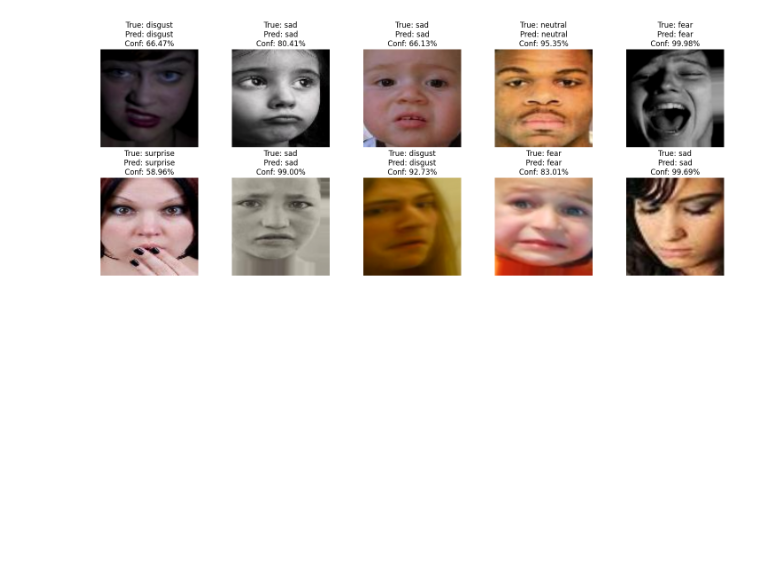
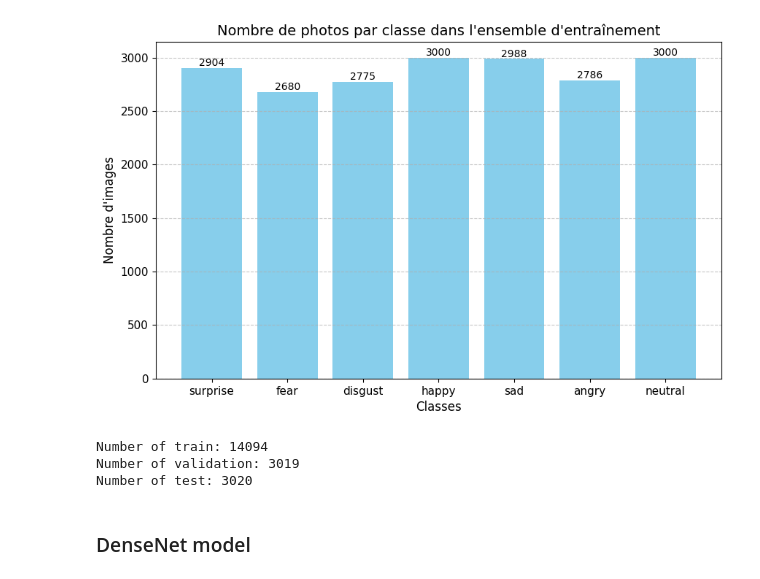
Before and after one commit to HajarTG/D-tection-des-motions-Faciales-en-Temps-R-el-4-Mod-les-DL-ML-, a Jupyter notebook: train_model.ipynb, the cells around one changed output. Drawn from its saved outputs; the diff is of its cells as text; code cells hidden in the pictures; blank space fills up the shorter version.

```diff
--- a/train_model.ipynb
+++ b/train_model.ipynb
@@ -643,20 +0,0 @@ plt.show()
-# %%
-random_indices = np.random.choice(len(test_images_CNNreshaped), 10, replace=False)
-
-fig, ax = plt.subplots(2, 5, figsize=(15, 6))
-
-for i, idx in enumerate(random_indices):
-    image = test_images_CNNreshaped[idx]
-    true_class = classes[Y_test[idx] - 1]
-    pred_class = classes[y_predCNN[idx]]
-    confidence = np.max(y_predCNN_prob[idx]) * 100
-
-    # Tracer
-    ax[i // 5, i % 5].imshow(image)
-    ax[i // 5, i % 5].axis('off')
-    ax[i // 5, i % 5].set_title(f'True: {true_class}\nPred: {pred_class}\nConf: {confidence:.2f}%')
-
-plt.tight_layout()
-plt.show()
-# %% [output]
-[figure, removed]
@@ -662,0 +56,46 @@ plt.show()
+# %%
+img_w, img_h = 128, 128
+images = []
+labels = []
+
+# Chargement des images pour l'ensemble d'entraînement
+for label, class_name in enumerate(classes):
+    class_dir = os.path.join(dataset_path, class_name)
+    for img_name in os.listdir(class_dir):
+        try:
+            img = Image.open(os.path.join(class_dir, img_name)).convert('RGB')
+            img = img.resize((img_w, img_h))
+            images.append(np.asarray(img))
+            labels.append(label)
+        except UnidentifiedImageError:
+            pass
+# %%
+# Compter le nombre d'images par classe
+counts = [0] * len(classes)
+for label in labels:
+    counts[label] += 1
+
+# Créer l'histogramme
+plt.figure(figsize=(10, 6))
+bars = plt.bar(classes, counts, color='skyblue')
+
+# Ajouter les valeurs exactes au-dessus des barres
+for bar in bars:
+    height = bar.get_height()
+    plt.text(bar.get_x() + bar.get_width()/2., height,
+             '%d' % int(height),
+             ha='center', va='bottom')
+
+# Ajouter des titres et labels
+plt.title('Nombre de photos par classe dans l\'ensemble d\'entraînement', fontsize=14)
+plt.xlabel('Classes', fontsize=12)
+plt.ylabel('Nombre d\'images', fontsize=12)
+plt.xticks(fontsize=11)
+plt.yticks(fontsize=11)
+
+# Afficher une grille pour une meilleure lisibilité
+plt.grid(axis='y', linestyle='--', alpha=0.7)
+
+plt.show()
+# %% [output]
+[figure, added]
@@ -662,0 +118,8 @@ plt.show()
+# %%
+print('Number of train: {}'.format(len(x_train)))
+print('Number of validation: {}'.format(len(x_val)))
+print('Number of test: {}'.format(len(x_test)))
+# %% [output]
+Number of train: 14094
+Number of validation: 3019
+Number of test: 3020
@@ -662,0 +139,2 @@ plt.show()
+# %% [markdown]
+### DenseNet model
```
Also changed, not shown: parts of 57 cells of this notebook, 7 other files.
